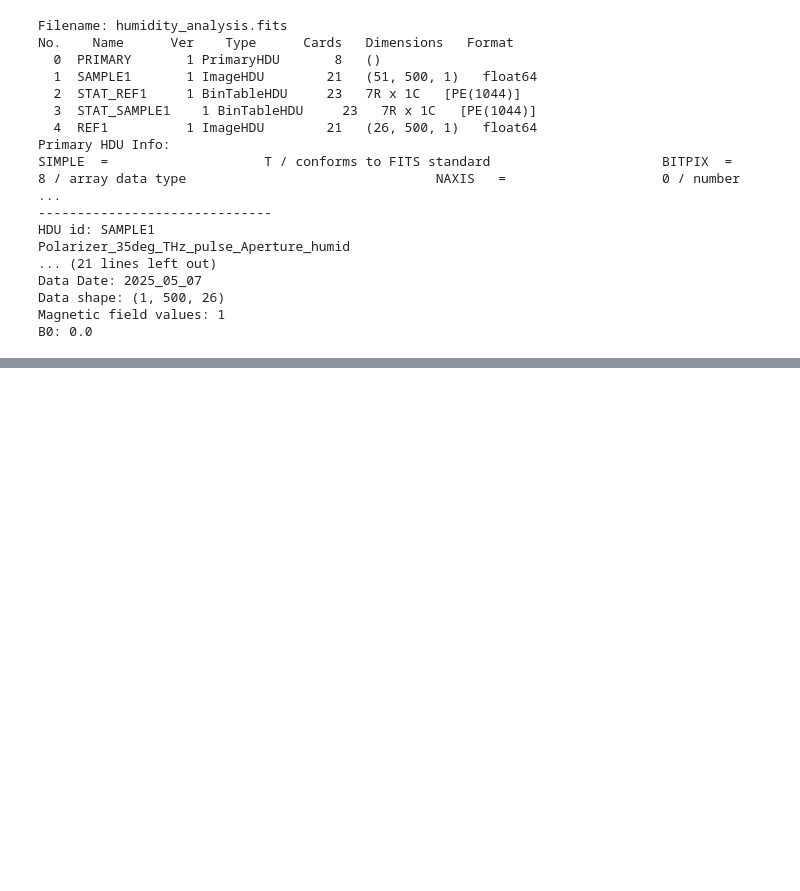
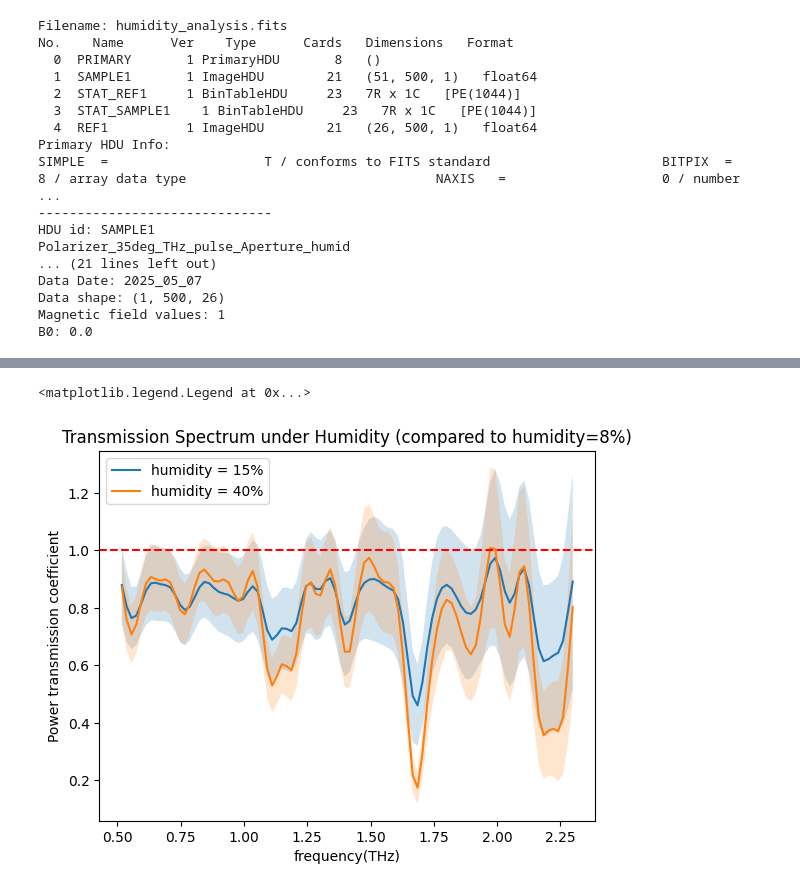
Before and after one commit to CrazyAncestor/SpectrumAnalysis, a Jupyter notebook: demo/humidity_analysis.ipynb, the cells around one changed output, grey strips where cells are left out. Saved outputs shown, nothing was run; the diff lists cells and outputs as text; code cells hidden in the pictures; blank space fills up the shorter version.

```diff
--- a/demo/humidity_analysis.ipynb
+++ b/demo/humidity_analysis.ipynb
@@ -75,0 +83,4 @@ analyzer.plot_transmission_spec(hdu_tr_id, hdu_ref_id, B_field='all', freq_range
+# %%
+hdu_tr_id = 'SAMPLE2'
+hdu_ref_id = 'REF1'
+freqs, trans_avg2, trans_std2 = analyzer.plot_transmission_spec(hdu_tr_id, hdu_ref_id, B_field='all', freq_range=[0.5, 2.3], title= 'Humidity Absorption Spectrum')
@@ -75,0 +89,14 @@ analyzer.plot_transmission_spec(hdu_tr_id, hdu_ref_id, B_field='all', freq_range
+# %%
+import matplotlib.pyplot as plt
+plt.plot(freqs[0], trans_avg1[0], label ='humidity = 15%')
+plt.plot(freqs[0], trans_avg2[0], label ='humidity = 40%')
+plt.fill_between(freqs[0], trans_avg1[0] - trans_std1[0], trans_avg1[0] + trans_std1[0], alpha=0.2)
+plt.fill_between(freqs[0], trans_avg2[0] - trans_std2[0], trans_avg2[0] + trans_std2[0], alpha=0.2)
+plt.axhline(y=1.0, color='r', linestyle='--')
+plt.xlabel('frequency(THz)')
+plt.ylabel('Power transmission coefficient')
+plt.title('Transmission Spectrum under Humidity (compared to humidity=8%)')
+plt.legend(loc='best')
+# %% [output]
+<matplotlib.legend.Legend at 0x...>
+[figure, added]
```
Also changed, not shown: parts of 6 cells of this notebook, 2 other files.
